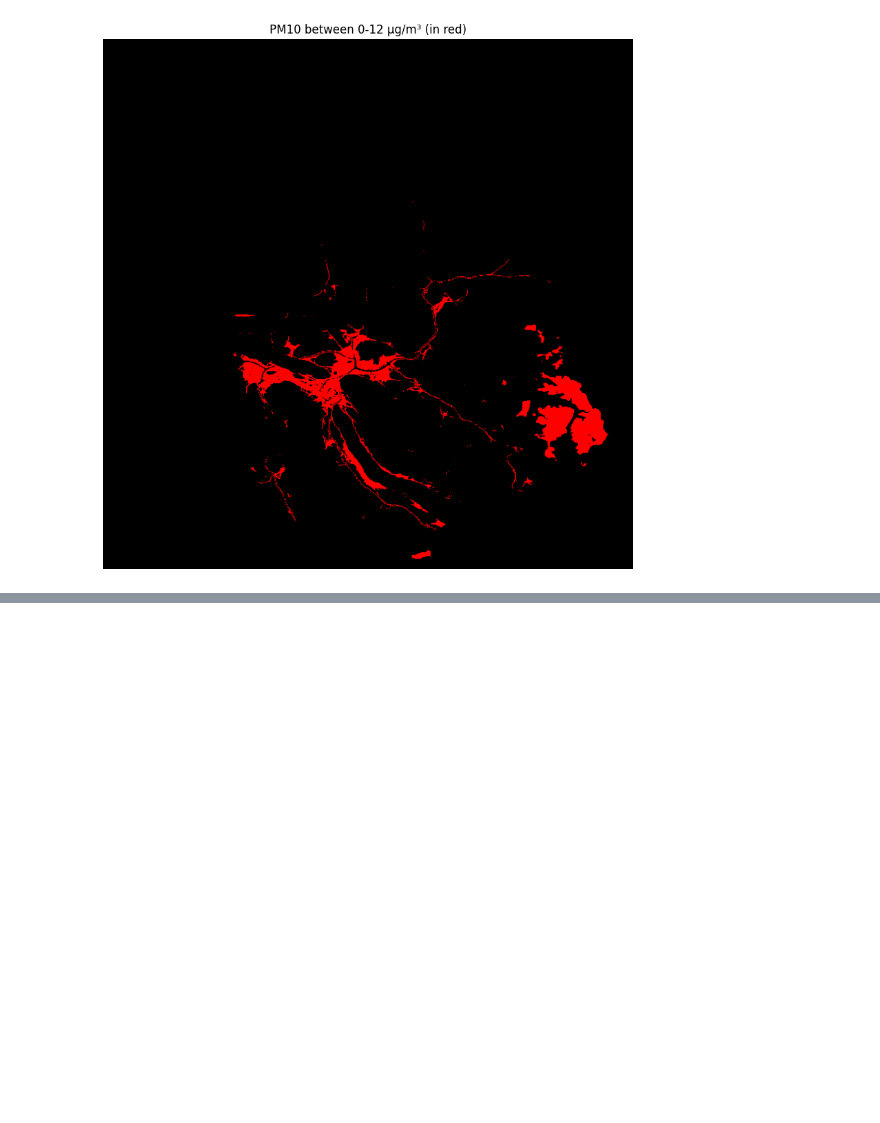
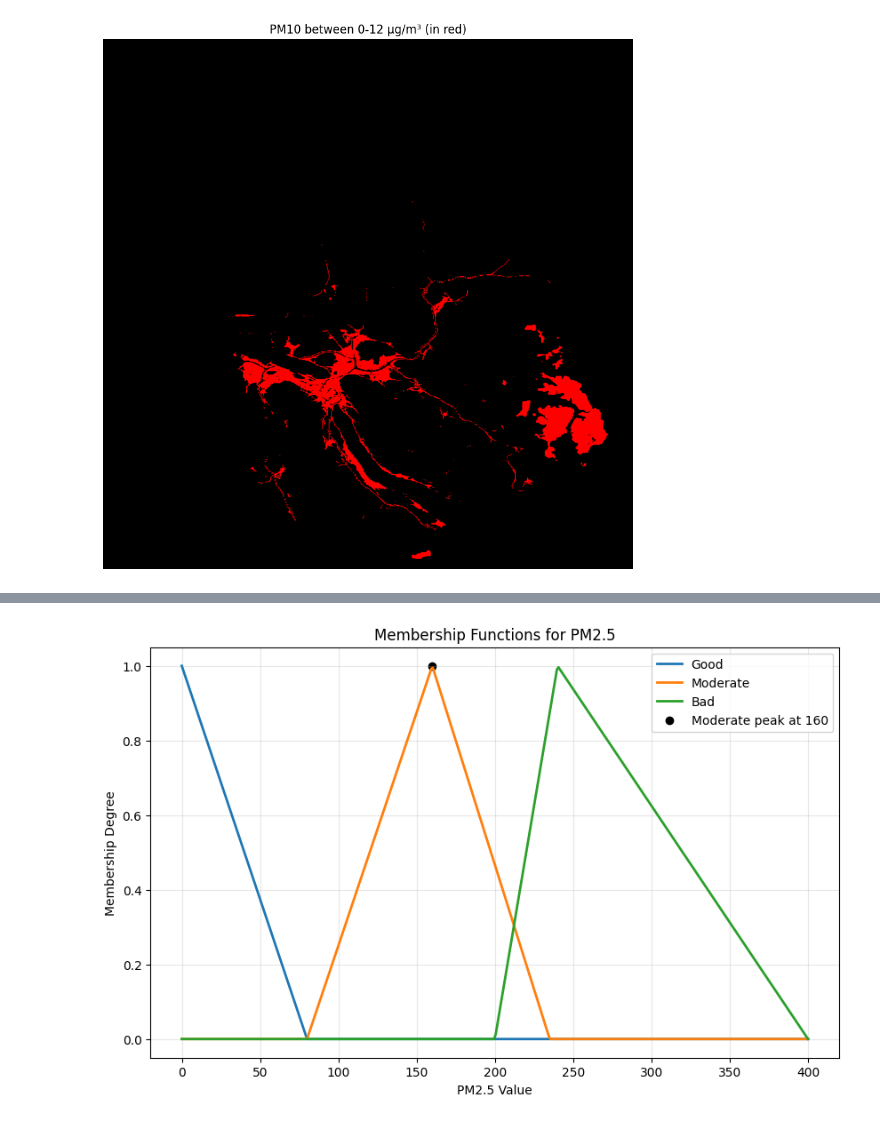
Before and after one commit to JanKoch99/urban-computing, a Jupyter notebook: fuzzy-script/test.ipynb, the cells around one changed output, grey strips where cells are left out. Drawn from its saved outputs; the diff is of its cells as text; code cells hidden in the pictures; blank space fills up the shorter version.

```diff
--- a/fuzzy-script/test.ipynb
+++ b/fuzzy-script/test.ipynb
@@ -178,0 +268,33 @@ Number of pixels between 0‑12 µg/m³: 135449
+# %%
+import numpy as np
+import matplotlib.pyplot as plt
+import skfuzzy as fuzz
+
+# Your definitions
+good = [0, 0, 80]
+moderate = [80, 160, 235]
+bad = [200, 240, 400]
+
+# Universe
+x = np.linspace(0, 400, 400)
+
+# Compute membership values
+mf_good = fuzz.trimf(x, good)
+mf_mod  = fuzz.trimf(x, moderate)
+mf_bad  = fuzz.trimf(x, bad)
+
+plt.figure(figsize=(10, 6))
+plt.plot(x, mf_good, label='Good', linewidth=2)
+plt.plot(x, mf_mod,  label='Moderate', linewidth=2)
+plt.plot(x, mf_bad,  label='Bad', linewidth=2)
+
+plt.scatter([160], [1], color="black", label="Moderate peak at 160")
+
+plt.title("Membership Functions for PM2.5")
+plt.xlabel("PM2.5 Value")
+plt.ylabel("Membership Degree")
+plt.grid(True, alpha=0.3)
+plt.legend()
+plt.show()
+# %% [output]
+[figure, added]
```
Also changed, not shown: parts of 2 cells of this notebook, 3 other files.
